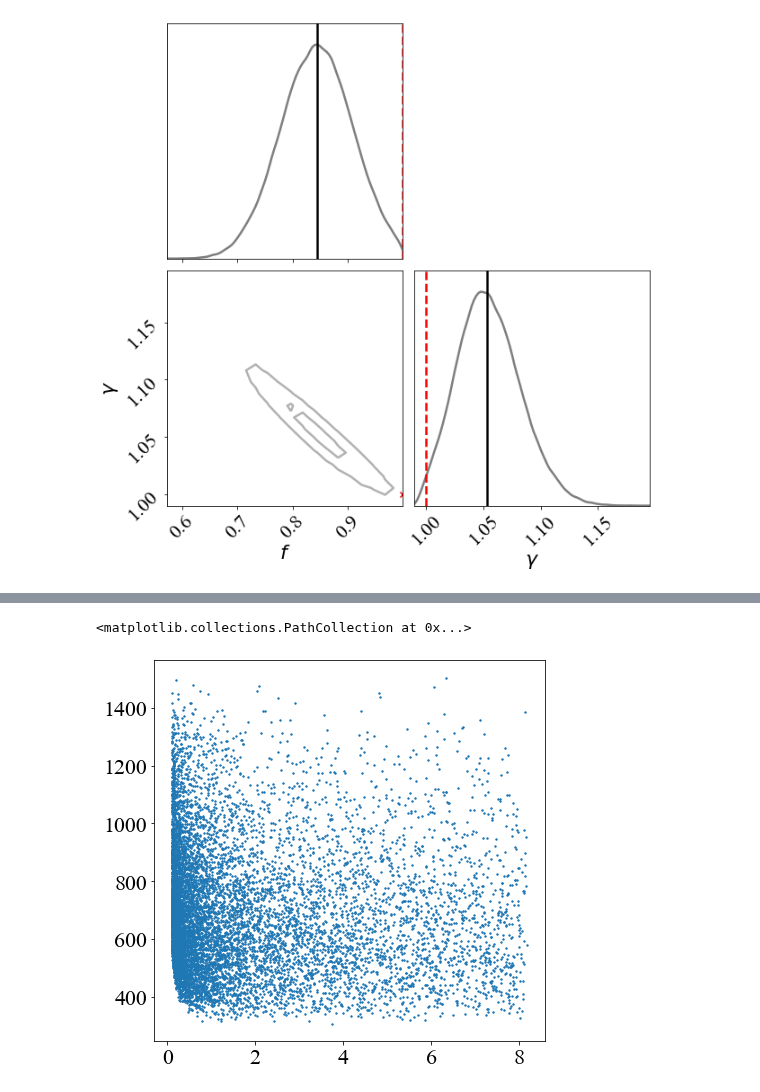
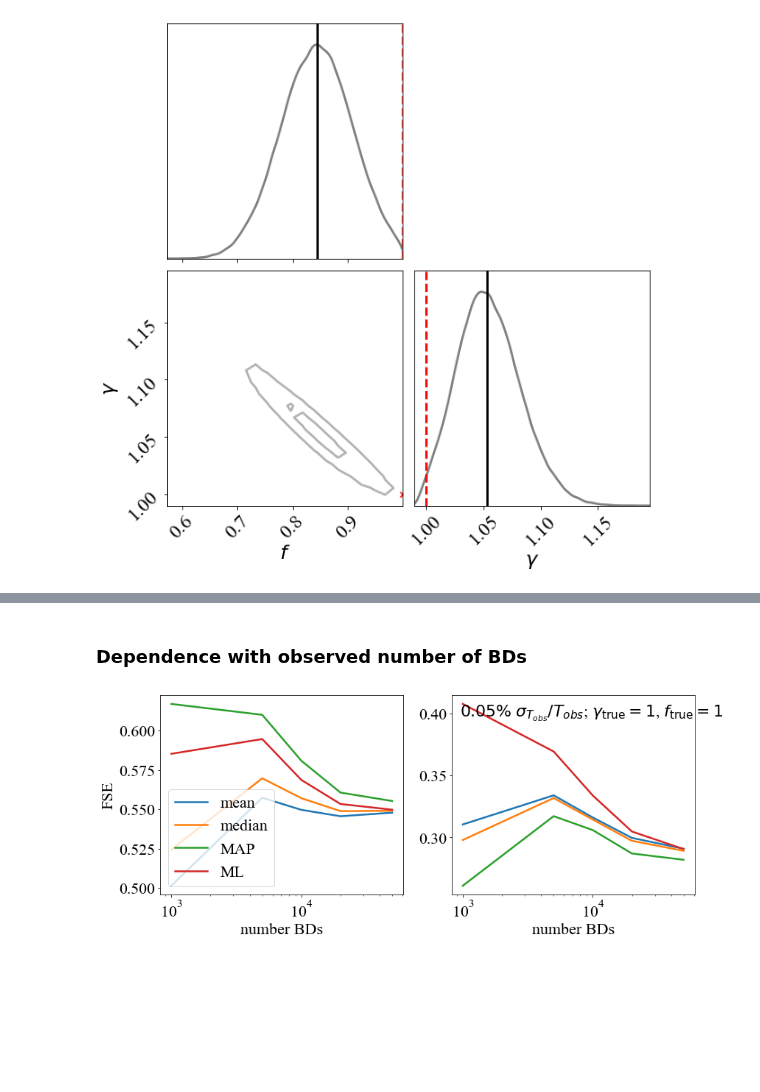
Before and after one commit to SvPoder/exoplanets, a Jupyter notebook: jupyter-notebook/reconstructed_DM.ipynb, the cells around one changed output, grey strips where cells are left out. Cells and saved outputs as stored; diff of their text form; code cells hidden in the pictures; blank space fills up the shorter version.

```diff
--- a/jupyter-notebook/reconstructed_DM.ipynb
+++ b/jupyter-notebook/reconstructed_DM.ipynb
@@ -150,6 +118,2 @@ r_obs, Tobs, rel_unc_Tobs, Teff, mass, log_ages = mock_population(nBDs, rel_unc_
-# %%
-fig, ax = plt.subplots(1, 1, figsize=(7, 7))
-ax.scatter(r_obs, Tobs, s=2)
-# %% [output]
-<matplotlib.collections.PathCollection at 0x...>
-[figure, removed]
+# %% [markdown]
+### Dependence with observed number of BDs
@@ -155,0 +134,45 @@ ax.scatter(r_obs, Tobs, s=2)
+# %%
+f_true        = 1.
+gamma_true    = 1.
+true          = [f_true, gamma_true]
+rank          = mean[n].shape[1]
+D             = mean[n].shape[0] # dimension parameter space
+FSE           = {}
+FSE["mean"]   = []
+FSE["median"] = []
+FSE["MAP"]    = []
+FSE["ML"]     = []
+
+for i in range(D):
+    FSE["mean"].append([])
+    FSE["median"].append([])
+    FSE["MAP"].append([])
+    FSE["ML"].append([])
+    for n in nBDs:
+        FSE["mean"][i].append(np.sqrt(1/rank*np.sum(np.power(mean[n][i] - true[i], 2)))/true[i])
+        FSE["median"][i].append(np.sqrt(1/rank*np.sum(np.power(median[n][i] - true[i], 2)))/true[i])
+        FSE["MAP"][i].append(np.sqrt(1/rank*np.sum(np.power(MAP[n][i] - true[i], 2)))/true[i])
+        FSE["ML"][i].append(np.sqrt(1/rank*np.sum(np.power(ML[n][i] - true[i], 2)))/true[i])
+# %%
+fig, ax = plt.subplots(1, 2, figsize=(13, 5))
+
+nBDs   = [1000, 5000, 10000, 20000, 50000]
+labels = ["mean", "median", "MAP", "ML"]
+
+for k in range(4):
+    ax[0].plot(nBDs, FSE[labels[k]][0], label=labels[k], lw=2.5)
+    ax[1].plot(nBDs, FSE[labels[k]][1], lw=2.5)
+
+ax[0].legend(frameon=True)
+ax[0].set_ylabel("FSE")
+ax[0].set_xlabel("number BDs")
+ax[1].set_xlabel("number BDs")
+
+text_box = AnchoredText(r"$0.05\%$ $\sigma_{T_{obs}}/T_{obs}$; $\gamma_{\rm true}=1$, $f_{\rm true}=1$", frameon=False, loc=2, pad=0.01)
+plt.setp(text_box.patch, facecolor="white")
+ax[1].add_artist(text_box)
+
+ax[0].set_xscale("log")
+ax[1].set_xscale("log")
+# %% [output]
+[figure, added]
```
Also changed, not shown: parts of 4 cells of this notebook, 1 other file.
